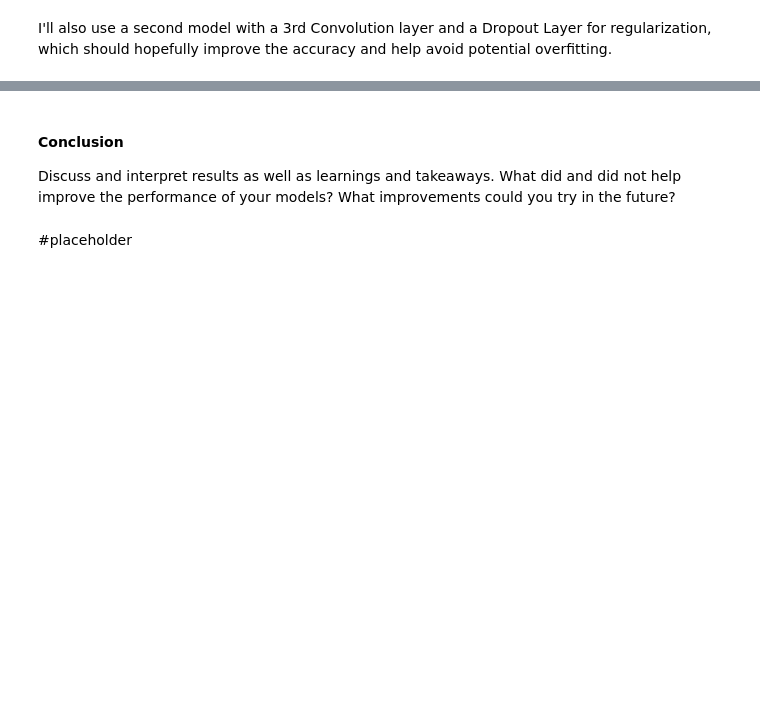
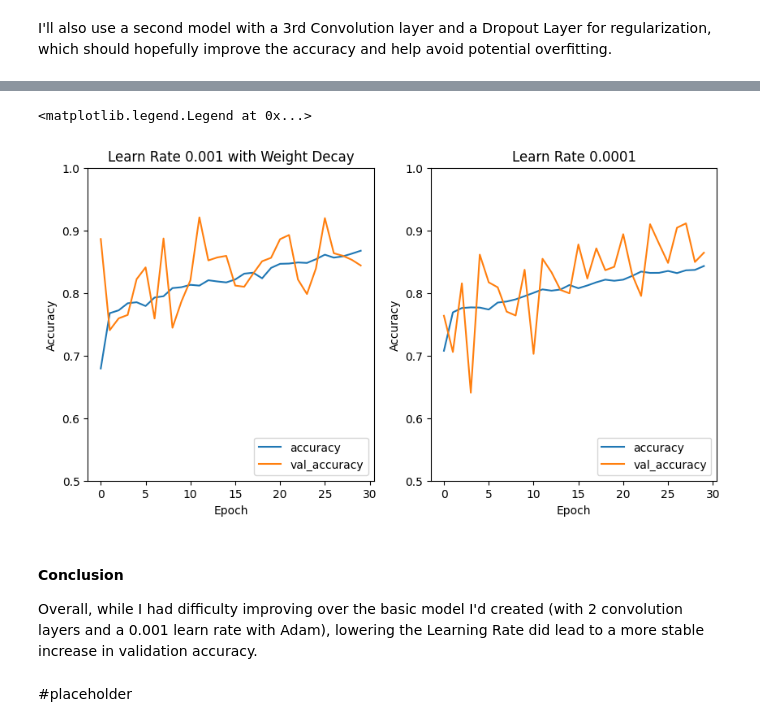
Before and after one commit to bxue2/Histopath-CNN, a Jupyter notebook: Histopath.ipynb, the cells around one changed output, grey strips where cells are left out. Drawn from its saved outputs; the diff is of its cells as text; code cells hidden in the pictures; blank space fills up the shorter version.

```diff
--- a/Histopath.ipynb
+++ b/Histopath.ipynb
@@ -370,0 +434,15 @@ Overall, comparing the 2 runs, the first model seems to be overfitting at a cert
+# %%
+optimizer4 = tf.keras.optimizers.Adam(0.0001)
+
+dropout_model4 = dropout_CNN()
+# dropout_model3.summary()
+
+dropout_model4.compile(loss='binary_crossentropy',
+             optimizer=optimizer4,
+             metrics=['accuracy'])
+
+history4 = dropout_model4.fit(train_generator,
+                epochs=EPOCHS,
+                batch_size=BATCH_SIZE,
+                steps_per_epoch = SPE,
+                validation_data=validation_generator)
@@ -371,5 +467,27 @@ Overall, comparing the 2 runs, the first model seems to be overfitting at a cert
+# %%
+# Graphs
+fig, (ax3, ax4) = plt.subplots(1, 2, figsize=(10, 5))
+
+ax3.plot(history3.history['accuracy'], label='accuracy')
+ax3.plot(history3.history['val_accuracy'], label = 'val_accuracy')
+ax3.set_xlabel('Epoch')
+ax3.set_ylabel('Accuracy')
+ax3.set_ylim([0.5, 1])
+ax3.set_title('Learn Rate 0.001 with Weight Decay')
+ax3.legend(loc='lower right')
+
+ax4.plot(history4.history['accuracy'], label='accuracy')
+ax4.plot(history4.history['val_accuracy'], label = 'val_accuracy')
+ax4.set_xlabel('Epoch')
+ax4.set_ylabel('Accuracy')
+ax4.set_ylim([0.5, 1])
+ax4.set_title('Learn Rate 0.0001')
+ax4.legend(loc='lower right')
+# %% [output]
+<matplotlib.legend.Legend at 0x...>
+[figure, added]
 # %% [markdown]
 #### Conclusion
-Discuss and interpret results as well as learnings and takeaways. What did and did not help improve the performance of your models? What improvements could you try in the future?
+Overall, while I had difficulty improving over the basic model I'd created (with 2 convolution layers and a 0.001 learn rate with Adam), lowering the Learning Rate did lead to a more stable increase in validation accuracy.
 # %% [markdown]
 #placeholder
```
Also changed, not shown: parts of 13 cells of this notebook.
